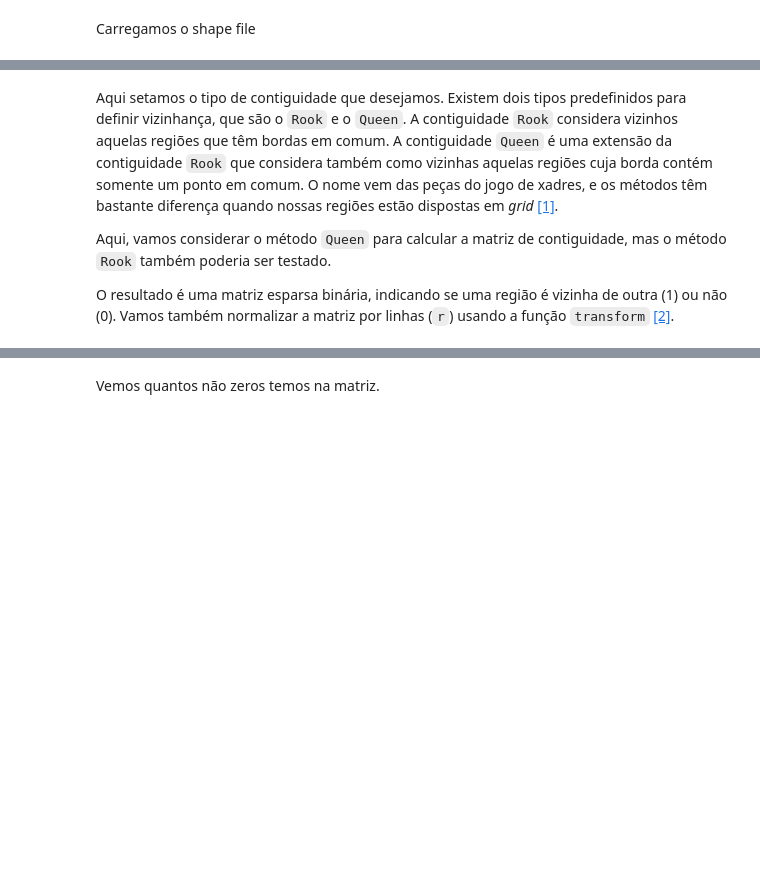
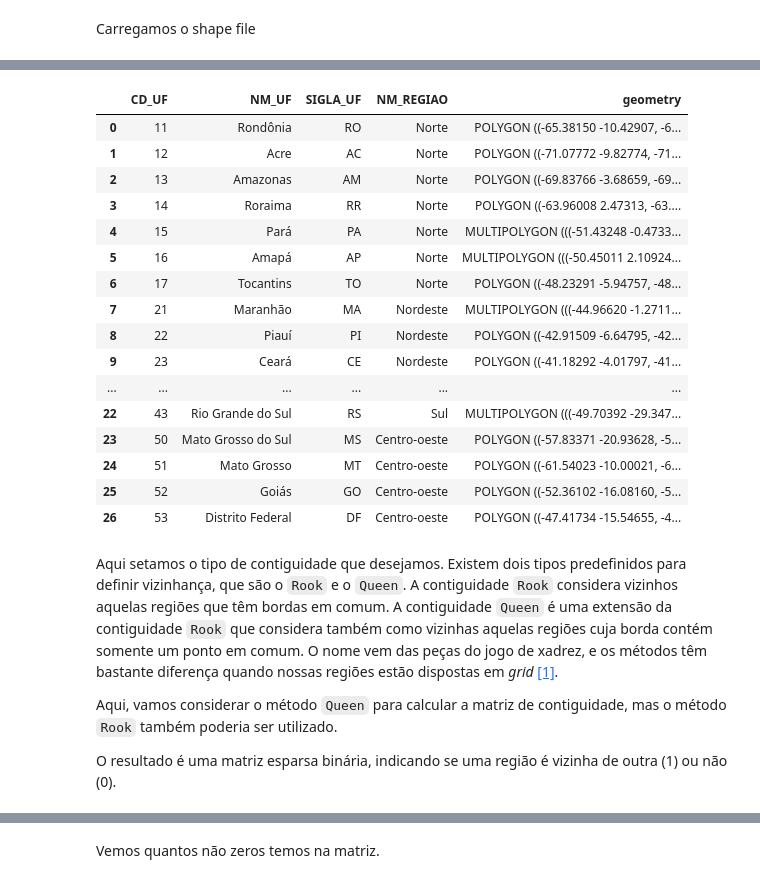
Before and after one commit to mpereiramoretti/pluviometria-analise-espacial, a Jupyter notebook: Pluviometria - Caso prático.ipynb, the cells around one changed output, grey strips where cells are left out. Cells and saved outputs as stored; diff of their text form; code cells hidden in the pictures; blank space fills up the shorter version.

```diff
--- a/Pluviometria - Caso prático.ipynb
+++ b/Pluviometria - Caso prático.ipynb
@@ -18,4 +18,8 @@ from libpysal.weights.contiguity import Queen
 from esda.moran import Moran_Local, Moran_BV, Moran_Local_BV
 # SPlot: Utilizamos para fazer os plots espaciais
 from splot.esda import moran_scatterplot, plot_local_autocorrelation, lisa_cluster, plot_moran_bv
+
+# Para exibirmos várias linhas e colunas
+pd.set_option("display.max_columns", 1000)
+pd.set_option("display.max_rows", 1000)
 # %%
@@ -34,6 +38,26 @@ gdf.plot()
+# %%
+gdf
+# %% [output]
+|  | CD_UF | NM_UF | SIGLA_UF | NM_REGIAO | geometry |
+| 0 | 11 | Rondônia | RO | Norte | POLYGON ((-65.38150 -10.42907, -6... |
+| 1 | 12 | Acre | AC | Norte | POLYGON ((-71.07772 -9.82774, -71... |
+| 2 | 13 | Amazonas | AM | Norte | POLYGON ((-69.83766 -3.68659, -69... |
+| 3 | 14 | Roraima | RR | Norte | POLYGON ((-63.96008 2.47313, -63.... |
+| 4 | 15 | Pará | PA | Norte | MULTIPOLYGON (((-51.43248 -0.4733... |
+| 5 | 16 | Amapá | AP | Norte | MULTIPOLYGON (((-50.45011 2.10924... |
+| 6 | 17 | Tocantins | TO | Norte | POLYGON ((-48.23291 -5.94757, -48... |
+| 7 | 21 | Maranhão | MA | Nordeste | MULTIPOLYGON (((-44.96620 -1.2711... |
+| 8 | 22 | Piauí | PI | Nordeste | POLYGON ((-42.91509 -6.64795, -42... |
+| 9 | 23 | Ceará | CE | Nordeste | POLYGON ((-41.18292 -4.01797, -41... |
+| ... | ... | ... | ... | ... | ... |
+| 22 | 43 | Rio Grande do Sul | RS | Sul | MULTIPOLYGON (((-49.70392 -29.347... |
+| 23 | 50 | Mato Grosso do Sul | MS | Centro-oeste | POLYGON ((-57.83371 -20.93628, -5... |
+| 24 | 51 | Mato Grosso | MT | Centro-oeste | POLYGON ((-61.54023 -10.00021, -6... |
+| 25 | 52 | Goiás | GO | Centro-oeste | POLYGON ((-52.36102 -16.08160, -5... |
+| 26 | 53 | Distrito Federal | DF | Centro-oeste | POLYGON ((-47.41734 -15.54655, -4... |
 # %% [markdown]
-Aqui setamos o tipo de contiguidade que desejamos. Existem dois tipos predefinidos para definir vizinhança, que são o `Rook` e o `Queen`. A contiguidade `Rook` considera vizinhos aquelas regiões que têm bordas em comum. A contiguidade `Queen` é uma extensão da contiguidade `Rook` que considera também como vizinhas aquelas regiões cuja borda contém somente um ponto em comum. O nome vem das peças do jogo de xadres, e os métodos têm bastante diferença quando nossas regiões estão dispostas em _grid_ [[1]](#refs).
+Aqui setamos o tipo de contiguidade que desejamos. Existem dois tipos predefinidos para definir vizinhança, que são o `Rook` e o `Queen`. A contiguidade `Rook` considera vizinhos aquelas regiões que têm bordas em comum. A contiguidade `Queen` é uma extensão da contiguidade `Rook` que considera também como vizinhas aquelas regiões cuja borda contém somente um ponto em comum. O nome vem das peças do jogo de xadrez, e os métodos têm bastante diferença quando nossas regiões estão dispostas em _grid_ [[1]](#refs).
 
-Aqui, vamos considerar o método `Queen` para calcular a matriz de contiguidade, mas o método `Rook` também poderia ser testado.
+Aqui, vamos considerar o método `Queen` para calcular a matriz de contiguidade, mas o método `Rook` também poderia ser utilizado.
 
-O resultado é uma matriz esparsa binária, indicando se uma região é vizinha de outra (1) ou não (0). Vamos também normalizar a matriz por linhas (`r`) usando a função `transform` [[2]](#refs).
+O resultado é uma matriz esparsa binária, indicando se uma região é vizinha de outra (1) ou não (0).
```
Also changed, not shown: parts of 39 cells of this notebook.
